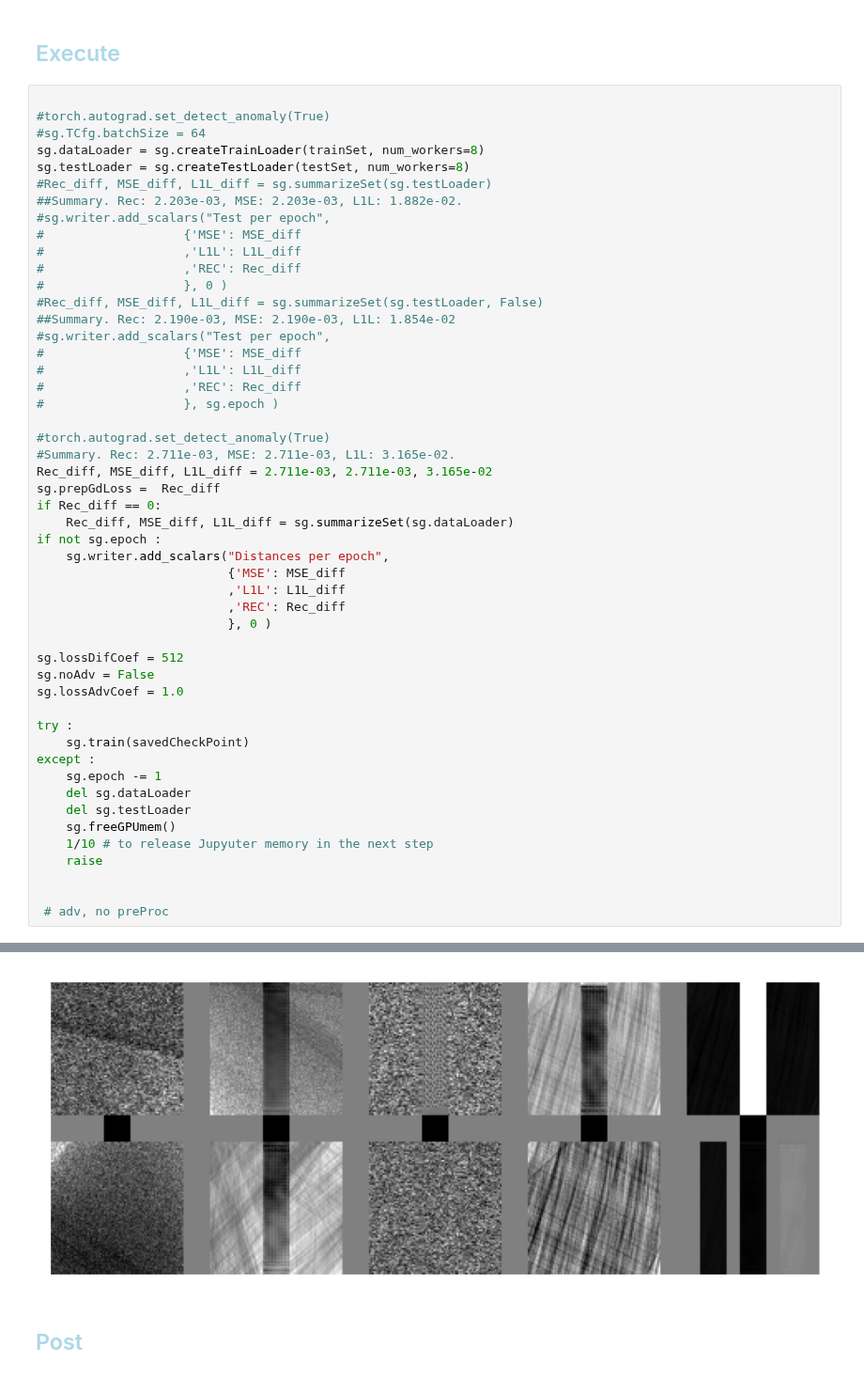
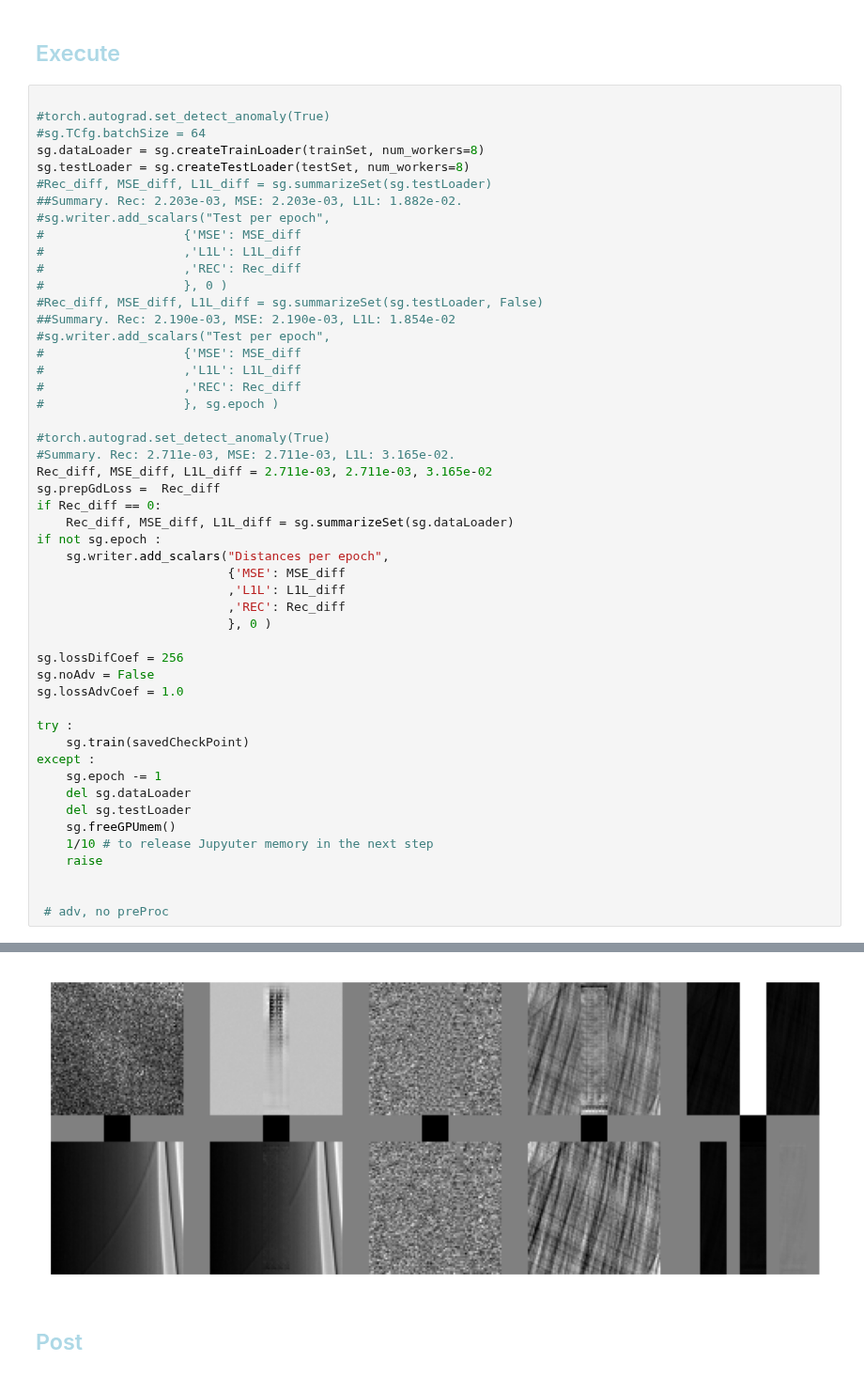
Before and after one commit to AustralianSynchrotron/sinogap, a Jupyter notebook: sinogap_bp3.ipynb, the cells around one changed output, grey strips where cells are left out. Shown at 94% size. Drawn from its saved outputs; the diff is of its cells as text.

```diff
--- a/sinogap_bp3.ipynb
+++ b/sinogap_bp3.ipynb
@@ -231,7 +232,7 @@ if not sg.epoch :
                           ,'REC': Rec_diff
                           }, 0 )
 
-sg.lossDifCoef = 512
+sg.lossDifCoef = 256
 sg.noAdv = False
 sg.lossAdvCoef = 1.0
 
@@ -254,4 +255,4 @@ TF: 0.78 (5339013,1594),  FF: 0.04 (2284378,485),  LD: 1.800e-04 (1842525,1253),
-[figure, old version]
+[figure, new version]
 # %% [markdown]
 ## <font style="color:lightblue">Post</font>
 # %%
```
Also changed, not shown: parts of 3 cells of this notebook, 4 other files.
